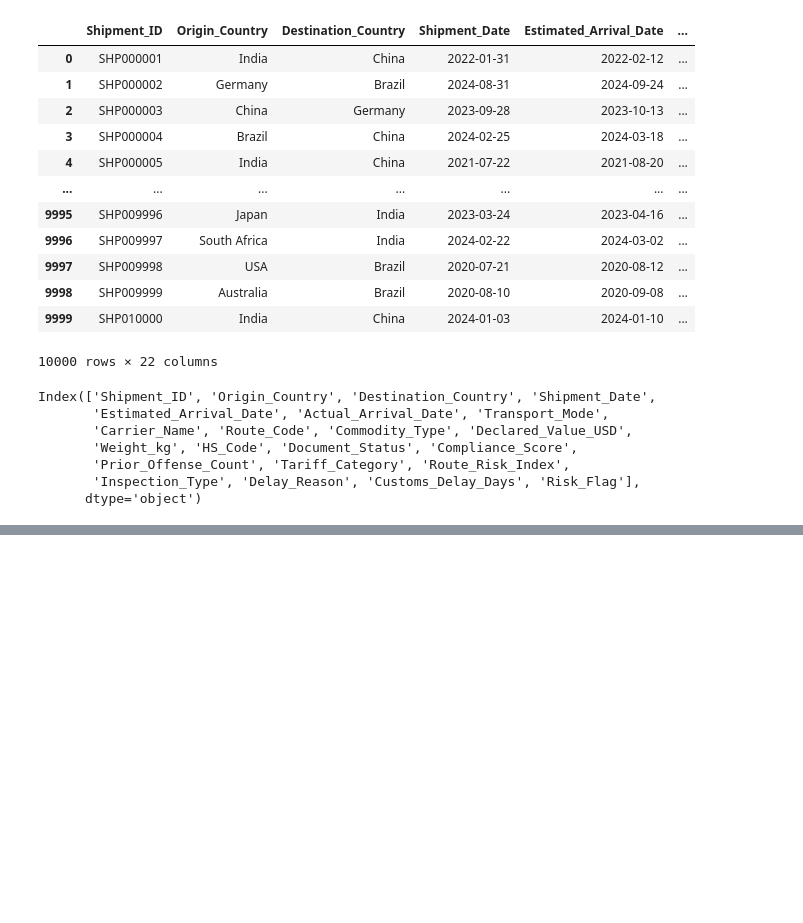
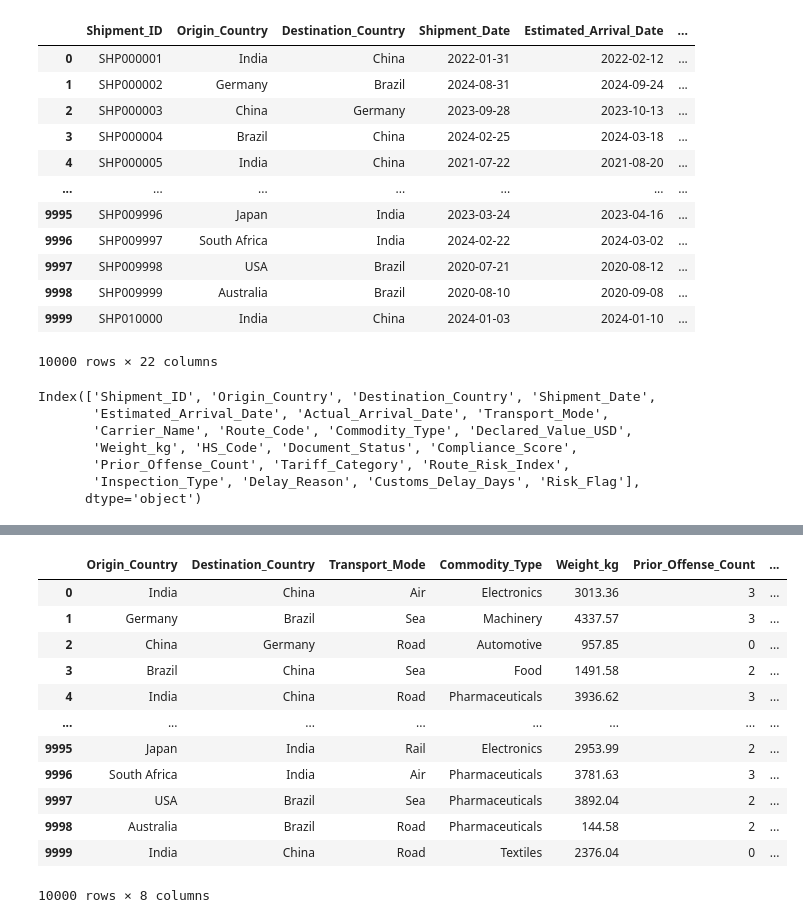
Before and after one commit to Karthik5412/Global-Trade-Delay-Prediction-Model, a Jupyter notebook: cleaning.ipynb, the cells around one changed output, grey strips where cells are left out. Saved outputs shown, nothing was run; the diff lists cells and outputs as text; code cells hidden in the pictures; blank space fills up the shorter version.

```diff
--- a/cleaning.ipynb
+++ b/cleaning.ipynb
@@ -32,0 +55,16 @@ Index(['Shipment_ID', 'Origin_Country', 'Destination_Country', 'Shipment_Date',
+# %%
+df[['Origin_Country', 'Destination_Country', 'Transport_Mode', 'Commodity_Type', 'Weight_kg','Prior_Offense_Count', 'Route_Risk_Index','Risk_Flag']]
+# %% [output]
+|  | Origin_Country | Destination_Country | Transport_Mode | Commodity_Type | Weight_kg | Prior_Offense_Count | ... |
+| 0 | India | China | Air | Electronics | 3013.36 | 3 | ... |
+| 1 | Germany | Brazil | Sea | Machinery | 4337.57 | 3 | ... |
+| 2 | China | Germany | Road | Automotive | 957.85 | 0 | ... |
+| 3 | Brazil | China | Sea | Food | 1491.58 | 2 | ... |
+| 4 | India | China | Road | Pharmaceuticals | 3936.62 | 3 | ... |
+| ... | ... | ... | ... | ... | ... | ... | ... |
+| 9995 | Japan | India | Rail | Electronics | 2953.99 | 2 | ... |
+| 9996 | South Africa | India | Air | Pharmaceuticals | 3781.63 | 3 | ... |
+| 9997 | USA | Brazil | Sea | Pharmaceuticals | 3892.04 | 2 | ... |
+| 9998 | Australia | Brazil | Road | Pharmaceuticals | 144.58 | 2 | ... |
+| 9999 | India | China | Road | Textiles | 2376.04 | 0 | ... |
+10000 rows × 8 columns
```
Also changed, not shown: parts of 3 cells of this notebook, 1 other file.
